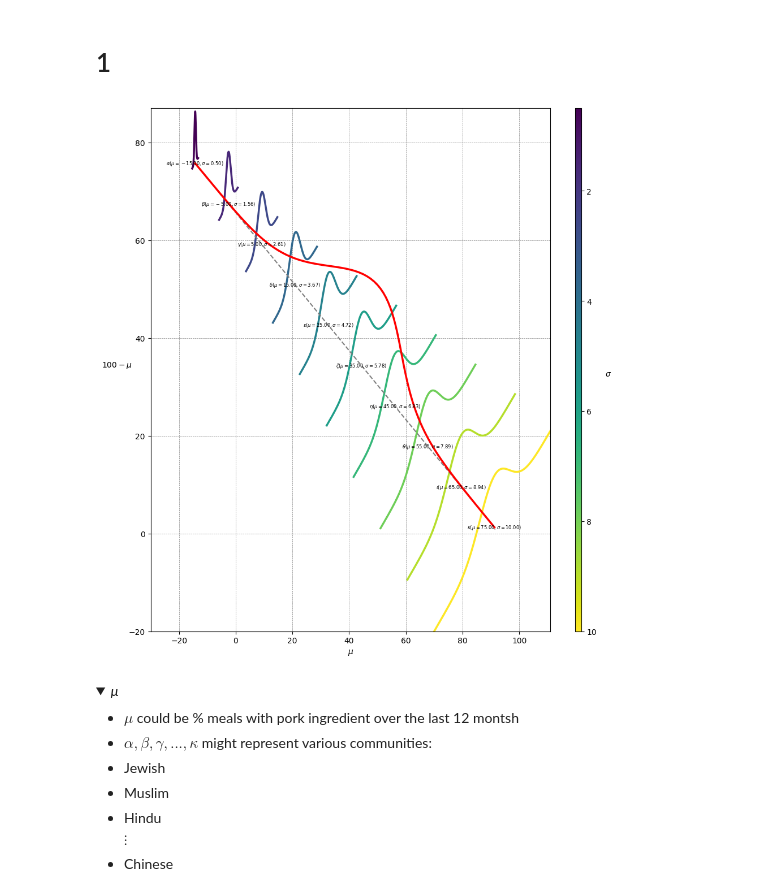
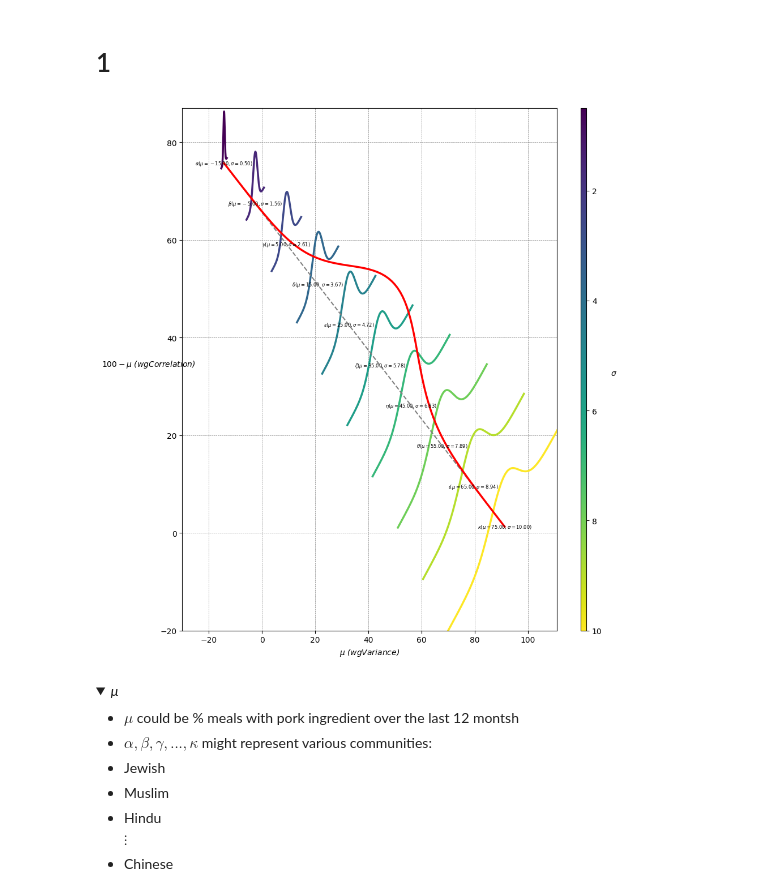
Before and after one commit to abikesa/apollonian, a Jupyter notebook: _build/jupyter_execute/act_1/act_1_0/act_1_0_0/act_1_0_0_1.ipynb, the cells around one changed output. Cells and saved outputs as stored; diff of their text form; code cells hidden in the pictures; folded sections open.

Commit message:
very, very engaging and pretty images that invite us to the highest level of discourse

```diff
--- a/_build/jupyter_execute/act_1/act_1_0/act_1_0_0/act_1_0_0_1.ipynb
+++ b/_build/jupyter_execute/act_1/act_1_0/act_1_0_0/act_1_0_0_1.ipynb
@@ -65,36 +65,36 @@ median_points = np.array(median_points)
 
 # Plot the dashed gray line through medians
 ax.plot(median_points[:, 0], median_points[:, 1], '--', color='grey')
 
 # Find the start and end points of the dashed gray line
 start_point = median_points[0, :]
 end_point = median_points[-1, :]
 
 # Overlay red Gaussian along the dashed gray line
 overlay_gaussian_on_line(ax, start_point, end_point, 17)
 
 # Grid and Legend
 ax.grid(True, linestyle='--', linewidth=0.5, color='grey')
 
 # Manually setting the axes limits (if needed)
 ax.set_xlim(-30, 111)
 ax.set_ylim(-20, 87)
 
 # Create reversed colormap for colorbar
 cbar = fig.colorbar(sm, ax=ax, shrink=1, aspect=90)  # Adjust `shrink` and `aspect` here
 cbar.set_label(r'$\sigma$', rotation=0, labelpad=15, fontstyle='italic')
 cbar.ax.invert_yaxis()
 
 
 # Add x and y axis titles
-ax.set_xlabel(r'$\mu$', fontstyle='italic')
-ax.set_ylabel(r'$100-\mu$', rotation=0, fontstyle='italic', labelpad=15)
+ax.set_xlabel(r'$\mu$ (wgVariance)', fontstyle='italic')
+ax.set_ylabel(r'$100-\mu$ (wgCorrelation)', rotation=0, fontstyle='italic', labelpad=15)
 
 # Make the layout tight
 plt.tight_layout()
 plt.show()
 # %% [output]
-[figure, old version]
+[figure, new version]
 # %% [markdown]
 <Details>
    <Summary><i>μ</i></Summary>
```
Also changed, not shown: 16 other files.
